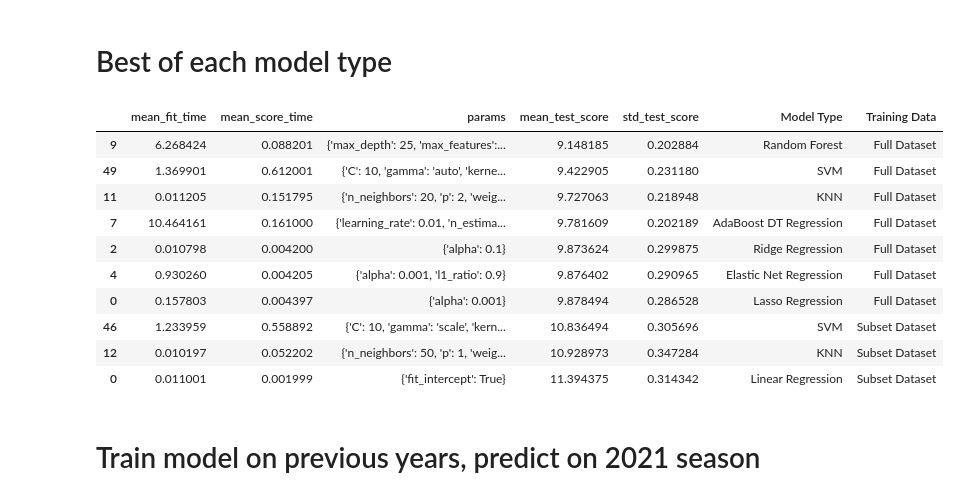
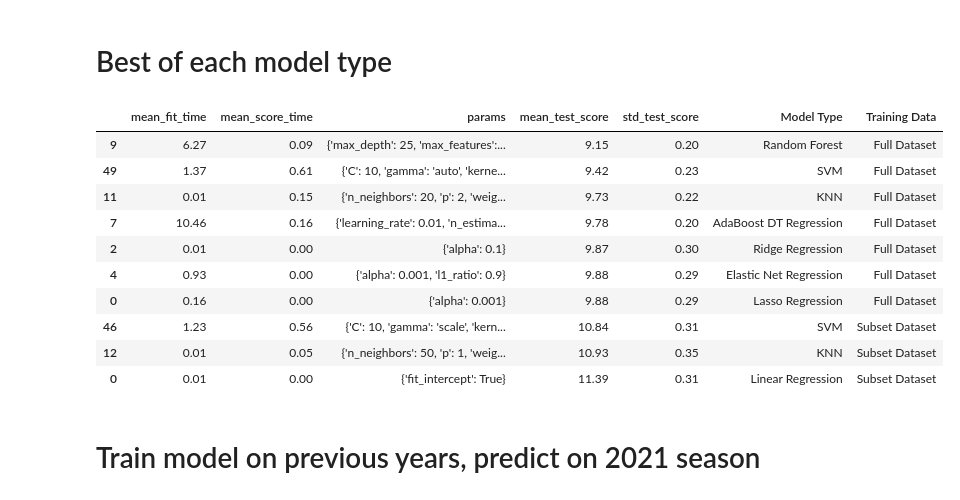
Before and after one commit to davekacz/NBA_Salary_Prediction, a Jupyter notebook: 5_review_results.ipynb, the cells around one changed output. Drawn from its saved outputs; the diff is of its cells as text; code cells hidden in the pictures.

Commit message:
rounded numbers for viewing

```diff
--- a/5_review_results.ipynb
+++ b/5_review_results.ipynb
@@ -115,20 +115,23 @@ best_params
 # %%
 best_models = results_df[results_df['rank_test_score'] == 1].sort_values('mean_test_score')
 best_models.drop(['std_fit_time', 'std_score_time', 'rank_test_score'], axis = 1, inplace = True)
 best_models.to_csv('results_best_models.csv', index = False)
+
+best_models = best_models.round(2)
+
 best_models
 # %% [output]
 |  | mean_fit_time | mean_score_time | params | mean_test_score | std_test_score | Model Type | Training Data |
-| 9 | 6.268424 | 0.088201 | {'max_depth': 25, 'max_features':... | 9.148185 | 0.202884 | Random Forest | Full Dataset |
-| 49 | 1.369901 | 0.612001 | {'C': 10, 'gamma': 'auto', 'kerne... | 9.422905 | 0.231180 | SVM | Full Dataset |
-| 11 | 0.011205 | 0.151795 | {'n_neighbors': 20, 'p': 2, 'weig... | 9.727063 | 0.218948 | KNN | Full Dataset |
-| 7 | 10.464161 | 0.161000 | {'learning_rate': 0.01, 'n_estima... | 9.781609 | 0.202189 | AdaBoost DT Regression | Full Dataset |
-| 2 | 0.010798 | 0.004200 | {'alpha': 0.1} | 9.873624 | 0.299875 | Ridge Regression | Full Dataset |
-| 4 | 0.930260 | 0.004205 | {'alpha': 0.001, 'l1_ratio': 0.9} | 9.876402 | 0.290965 | Elastic Net Regression | Full Dataset |
-| 0 | 0.157803 | 0.004397 | {'alpha': 0.001} | 9.878494 | 0.286528 | Lasso Regression | Full Dataset |
-| 46 | 1.233959 | 0.558892 | {'C': 10, 'gamma': 'scale', 'kern... | 10.836494 | 0.305696 | SVM | Subset Dataset |
-| 12 | 0.010197 | 0.052202 | {'n_neighbors': 50, 'p': 1, 'weig... | 10.928973 | 0.347284 | KNN | Subset Dataset |
-| 0 | 0.011001 | 0.001999 | {'fit_intercept': True} | 11.394375 | 0.314342 | Linear Regression | Subset Dataset |
+| 9 | 6.27 | 0.09 | {'max_depth': 25, 'max_features':... | 9.15 | 0.20 | Random Forest | Full Dataset |
+| 49 | 1.37 | 0.61 | {'C': 10, 'gamma': 'auto', 'kerne... | 9.42 | 0.23 | SVM | Full Dataset |
+| 11 | 0.01 | 0.15 | {'n_neighbors': 20, 'p': 2, 'weig... | 9.73 | 0.22 | KNN | Full Dataset |
+| 7 | 10.46 | 0.16 | {'learning_rate': 0.01, 'n_estima... | 9.78 | 0.20 | AdaBoost DT Regression | Full Dataset |
+| 2 | 0.01 | 0.00 | {'alpha': 0.1} | 9.87 | 0.30 | Ridge Regression | Full Dataset |
+| 4 | 0.93 | 0.00 | {'alpha': 0.001, 'l1_ratio': 0.9} | 9.88 | 0.29 | Elastic Net Regression | Full Dataset |
+| 0 | 0.16 | 0.00 | {'alpha': 0.001} | 9.88 | 0.29 | Lasso Regression | Full Dataset |
+| 46 | 1.23 | 0.56 | {'C': 10, 'gamma': 'scale', 'kern... | 10.84 | 0.31 | SVM | Subset Dataset |
+| 12 | 0.01 | 0.05 | {'n_neighbors': 50, 'p': 1, 'weig... | 10.93 | 0.35 | KNN | Subset Dataset |
+| 0 | 0.01 | 0.00 | {'fit_intercept': True} | 11.39 | 0.31 | Linear Regression | Subset Dataset |
 # %% [markdown]
 # Train model on previous years, predict on 2021 season
 # %%
```
